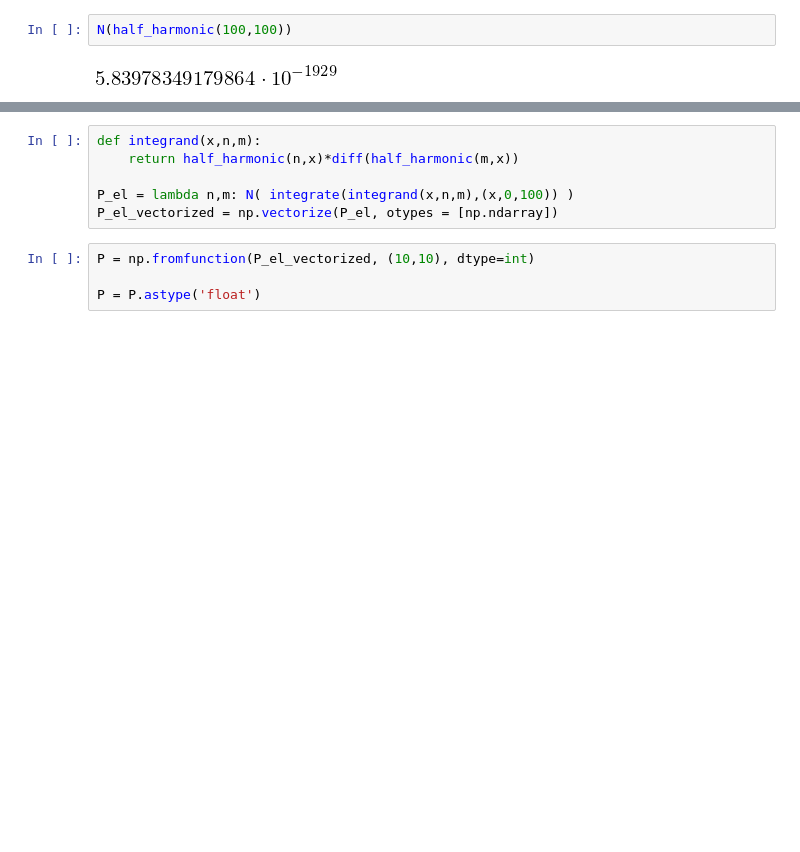
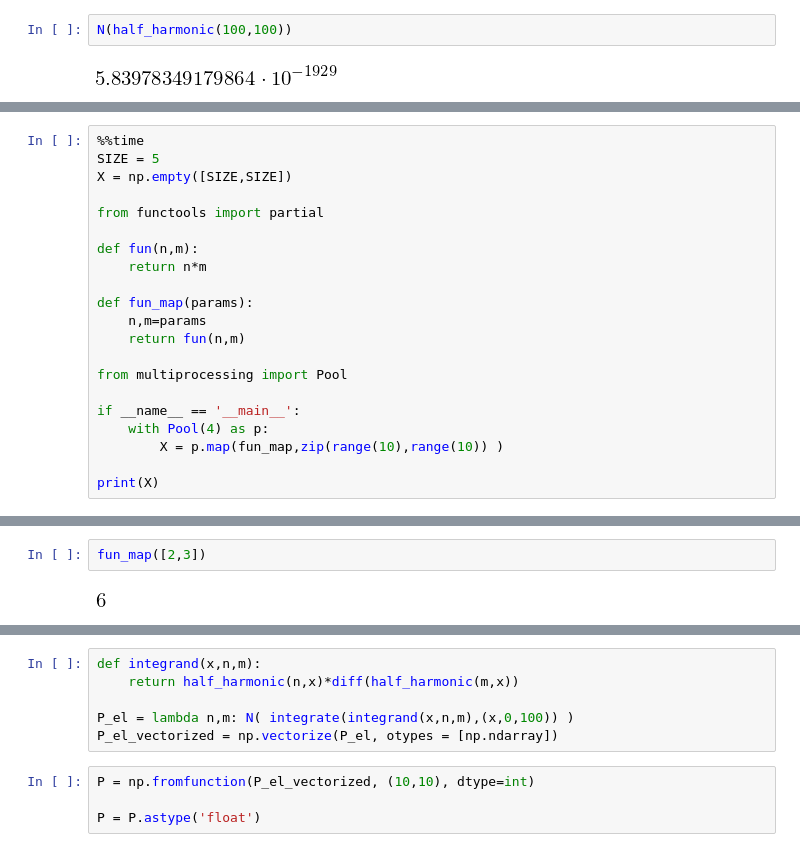
Before and after one commit to behnamgit/Q_Heat_Engine, a Jupyter notebook: Half_HO.ipynb, the cells around one changed output, grey strips where cells are left out. Saved outputs shown, nothing was run; the diff lists cells and outputs as text; blank space fills up the shorter version.

```diff
--- a/Half_HO.ipynb
+++ b/Half_HO.ipynb
@@ -54,0 +72,21 @@ X_el_vectorized = np.vectorize(X_el, otypes = [np.ndarray])
+# %%
+%%time
+SIZE = 5
+X = np.empty([SIZE,SIZE])
+
+from functools import partial
+
+def fun(n,m):
+    return n*m
+
+def fun_map(params):
+    n,m=params
+    return fun(n,m)
+
+from multiprocessing import Pool
+
+if __name__ == '__main__':
+    with Pool(4) as p:
+        X = p.map(fun_map,zip(range(10),range(10)) )
+
+print(X)
@@ -54,0 +97,4 @@ X_el_vectorized = np.vectorize(X_el, otypes = [np.ndarray])
+# %%
+fun_map([2,3])
+# %% [output]
+[figure, added]
```
Also changed, not shown: parts of 15 cells of this notebook.
